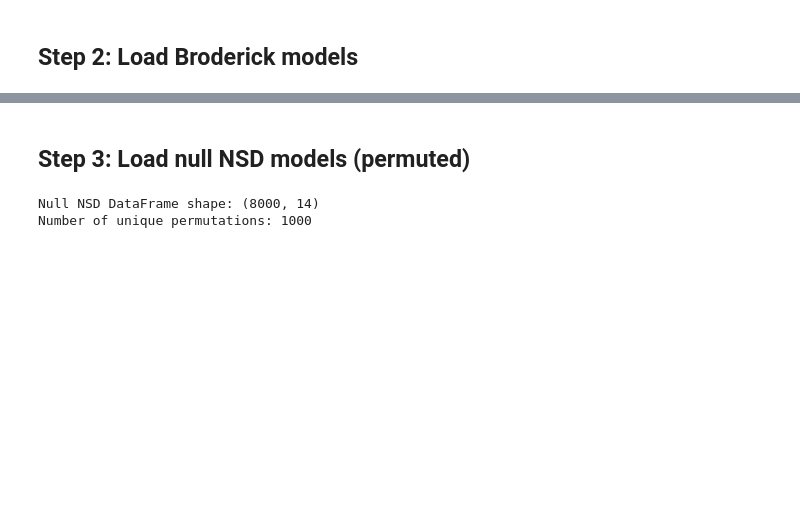
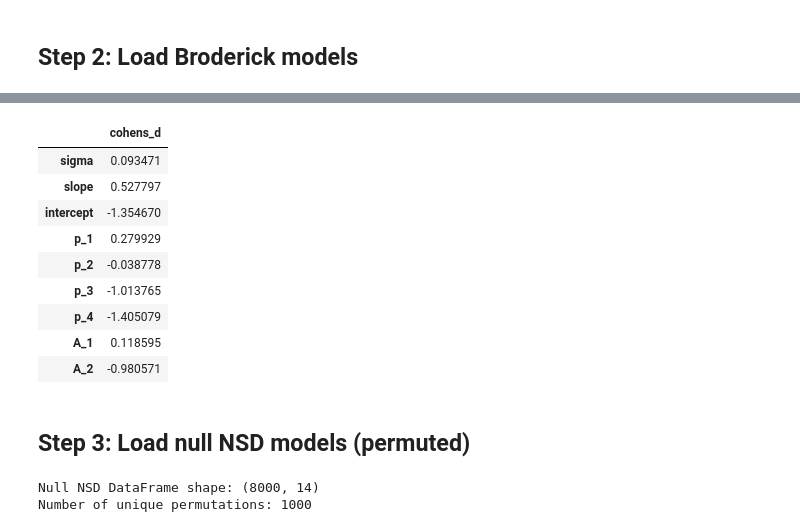
Before and after one commit to JiyeongHa/Spatial-Frequency-Preferences_NSDsyn, a Jupyter notebook: notebooks/null-distribution-comparison.ipynb, the cells around one changed output, grey strips where cells are left out. Drawn from its saved outputs; the diff is of its cells as text; code cells hidden in the pictures; blank space fills up the shorter version.

```diff
--- a/notebooks/null-distribution-comparison.ipynb
+++ b/notebooks/null-distribution-comparison.ipynb
@@ -129,6 +129,30 @@ Broderick DataFrame shape: (12, 13)
 | 0 | 2.087866 | 0.128895 | 0.312927 | 0.111146 | -0.003962 | 0.062117 | -0.036085 | 0.094101 | -0.024748 | 0.0005 | 30000 | ... |
 | 0 | 1.653808 | 0.182878 | 0.201554 | 0.079821 | -0.005379 | 0.133712 | -0.025190 | 0.044312 | -0.016496 | 0.0005 | 30000 | ... |
 | 0 | 2.543942 | -0.012378 | 0.902073 | 0.224342 | 0.003686 | 0.129047 | -0.029133 | 0.056223 | -0.001205 | 0.0005 | 30000 | ... |
+# %%
+nsd_vals = nsd_df[PARAMS_2D].values
+brod_vals = broderick_df[PARAMS_2D].values
+n_nsd, n_brod = len(nsd_vals), len(brod_vals)
+
+pooled_std = np.sqrt(((n_nsd - 1) * nsd_vals.std(axis=0, ddof=1)**2 +
+                       (n_brod - 1) * brod_vals.std(axis=0, ddof=1)**2) /
+                      (n_nsd + n_brod - 2))
+
+nsd_d = nsd_vals.mean(axis=0) / pooled_std
+brod_d = brod_vals.mean(axis=0) / pooled_std
+
+pd.DataFrame({'cohens_d': nsd_d - brod_d}, index=PARAMS_2D)
+# %% [output]
+|  | cohens_d |
+| sigma | 0.093471 |
+| slope | 0.527797 |
+| intercept | -1.354670 |
+| p_1 | 0.279929 |
+| p_2 | -0.038778 |
+| p_3 | -1.013765 |
+| p_4 | -1.405079 |
+| A_1 | 0.118595 |
+| A_2 | -0.980571 |
 # %% [markdown]
 ## Step 3: Load null NSD models (permuted)
 # %%
```
Also changed, not shown: 1 other file.
